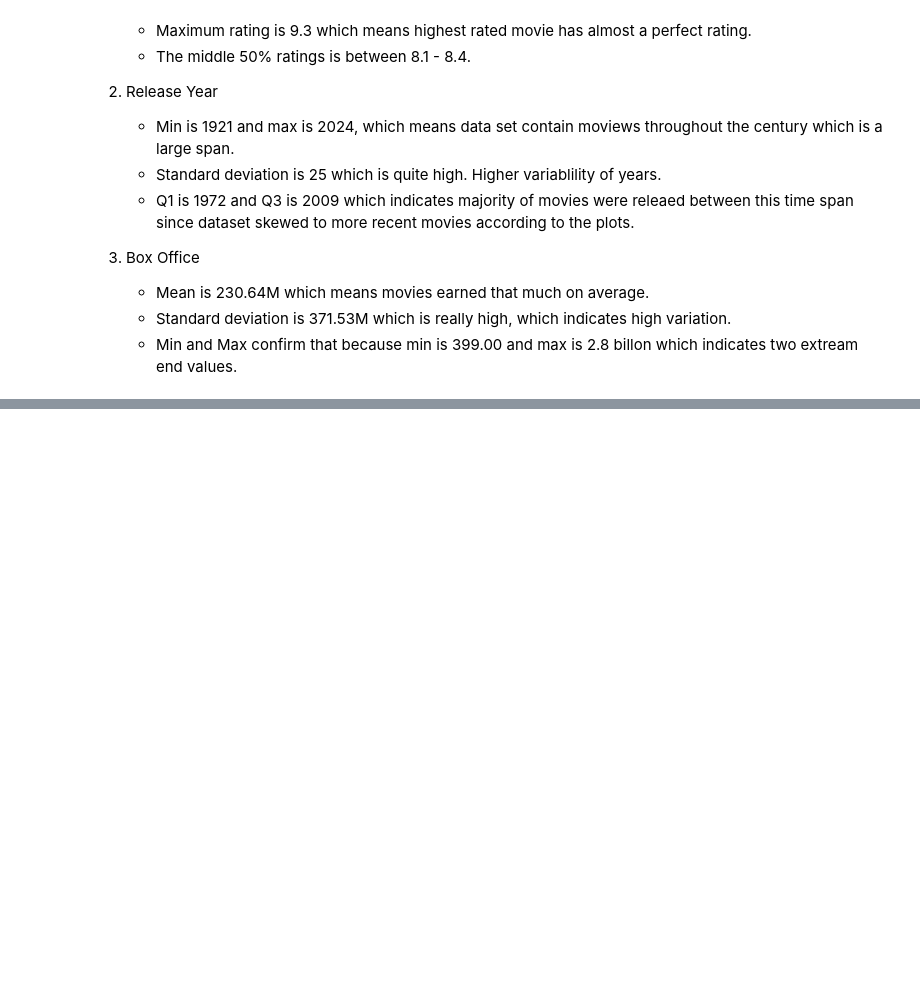
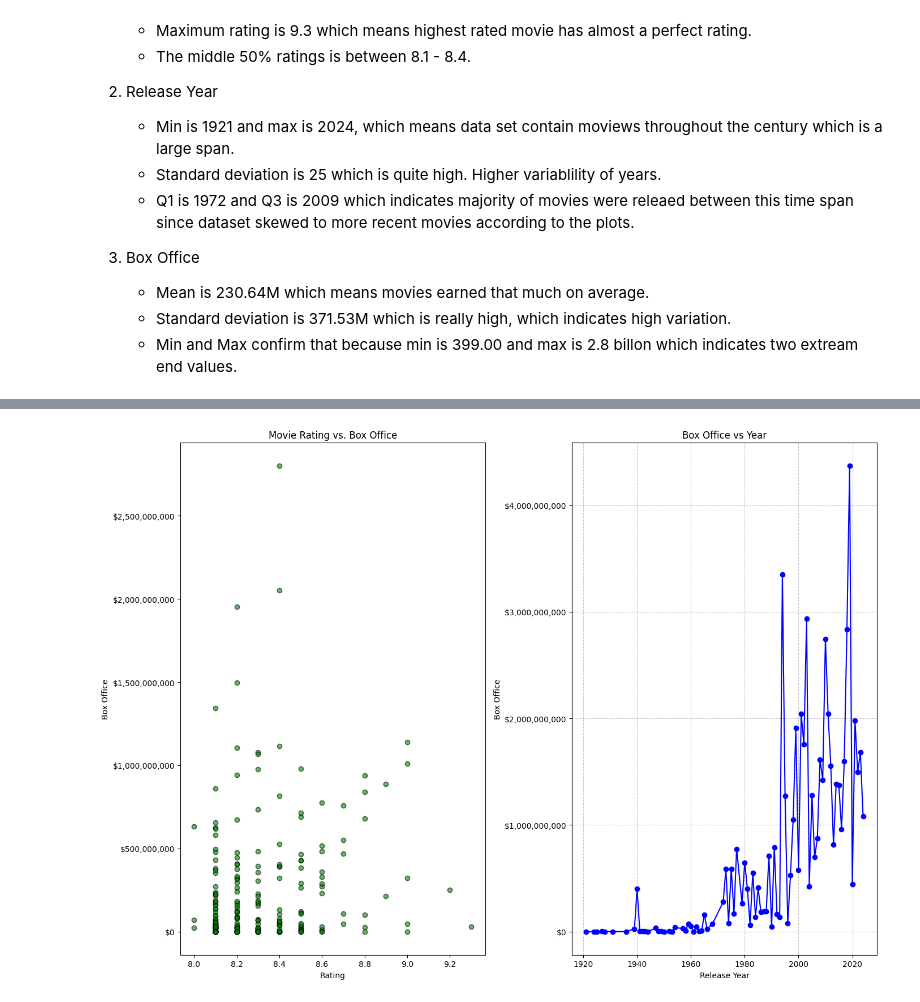
Before and after one commit to lolitha-lakshan-1/programming-data-science-assignment-1, a Jupyter notebook: Question_2/Question_2_b.ipynb, the cells around one changed output, grey strips where cells are left out. Drawn from its saved outputs; the diff is of its cells as text; code cells hidden in the pictures; blank space fills up the shorter version.

Commit message:
Question_2 - Adding data visualizations

```diff
--- a/Question_2/Question_2_b.ipynb
+++ b/Question_2/Question_2_b.ipynb
@@ -138,0 +138,23 @@ import matplotlib.ticker as ticker
+# %%
+# Rating vs Box Office
+fig, axes = plt.subplots(1, 2, figsize=(14, 10))
+formatter = ticker.FuncFormatter(lambda x, pos: f'${x:,.0f}')
+axes[0].scatter(clean_df['rating'], clean_df['box_office'], alpha=0.6, color='green', edgecolors='black')
+axes[0].set_title('Movie Rating vs. Box Office')
+axes[0].set_xlabel('Rating')
+axes[0].set_ylabel('Box Office')
+axes[0].yaxis.set_major_formatter(formatter)
+
+# Box Office vs Release Year
+df_sorted = clean_df.groupby('release_year')['box_office'].sum().reset_index()
+axes[1].plot(df_sorted['release_year'], df_sorted['box_office'], marker='o', linestyle='-', color='blue')
+axes[1].set_title('Box Office vs Year')
+axes[1].set_xlabel('Release Year')
+axes[1].set_ylabel('Box Office')
+axes[1].yaxis.set_major_formatter(formatter)
+axes[1].grid(True, linestyle='--', alpha=0.7)
+
+plt.tight_layout()
+plt.show()
+# %% [output]
+[figure, added]
```
Also changed, not shown: parts of 7 cells of this notebook.
